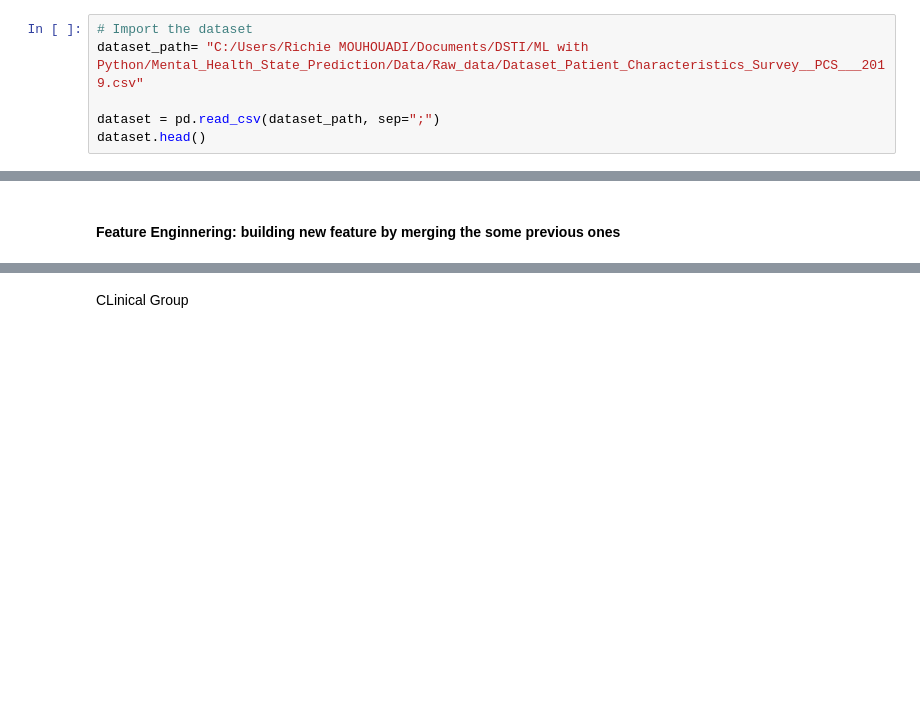
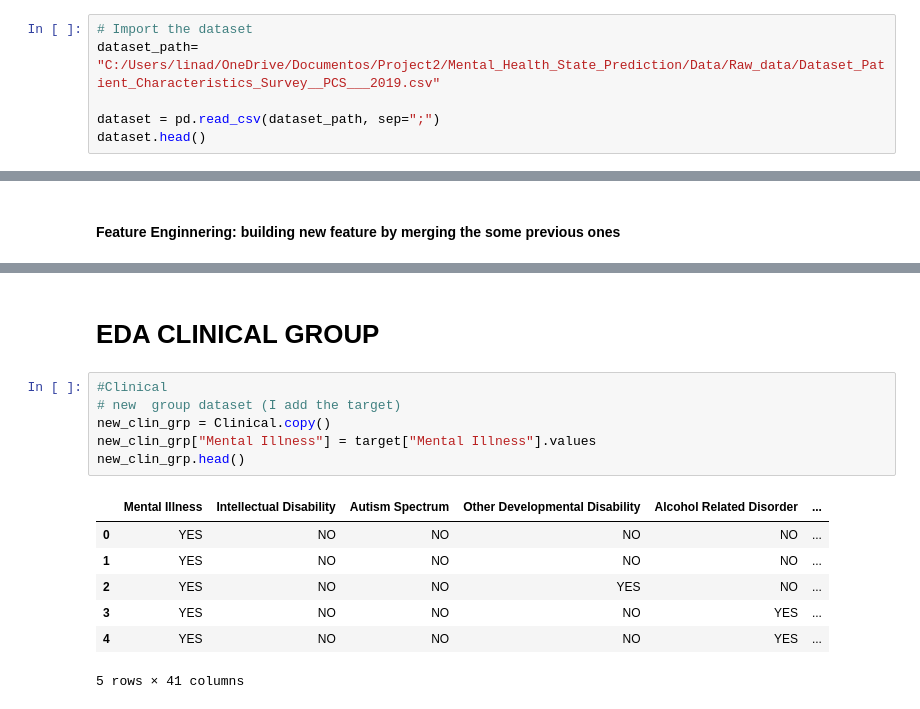
Before and after one commit to rdmouhouadi/Mental_Health_State_Prediction, a Jupyter notebook: Notebooks/EDA_&_Data_Preprocessing.ipynb, the cells around one changed output, grey strips where cells are left out. Saved outputs shown, nothing was run; the diff lists cells and outputs as text; blank space fills up the shorter version.

```diff
--- a/Notebooks/EDA_&_Data_Preprocessing.ipynb
+++ b/Notebooks/EDA_&_Data_Preprocessing.ipynb
@@ -6,7 +6,7 @@ import matplotlib.pyplot as plt
 import plotly.graph_objects as go
 # %%
 # Import the dataset
-dataset_path= "C:/Users/Richie MOUHOUADI/Documents/DSTI/ML with Python/Mental_Health_State_Prediction/Data/Raw_data/Dataset_Patient_Characteristics_Survey__PCS___2019.csv"
+dataset_path= "C:/Users/linad/OneDrive/Documentos/Project2/Mental_Health_State_Prediction/Data/Raw_data/Dataset_Patient_Characteristics_Survey__PCS___2019.csv"
 
 dataset = pd.read_csv(dataset_path, sep=";")
 dataset.head()
@@ -572,5 +570,19 @@ Demographic_cat_agg_feat_merg.head()
 | 2 | 2019 | OUTPATIENT | DOWNSTATE | ADULT | RELIGIOUS | NON-VETERAN/UNKNOWN | ... |
 | 3 | 2019 | COMMUNITY/SUPPORTIVE | NEW YORK CITY | ADULT | UNKNOWN | NON-VETERAN/UNKNOWN | ... |
 | 4 | 2019 | OUTPATIENT | UPSTATE | ADULT | SPIRITUAL/NON-RELIGIOUS | NON-VETERAN/UNKNOWN | ... |
-# %% [markdown]
-CLinical Group
+# %% [markdown]
+# EDA CLINICAL GROUP
+# %%
+#Clinical
+# new  group dataset (I add the target)
+new_clin_grp = Clinical.copy()
+new_clin_grp["Mental Illness"] = target["Mental Illness"].values
+new_clin_grp.head()
+# %% [output]
+|  | Mental Illness | Intellectual Disability | Autism Spectrum | Other Developmental Disability | Alcohol Related Disorder | ... |
+| 0 | YES | NO | NO | NO | NO | ... |
+| 1 | YES | NO | NO | NO | NO | ... |
+| 2 | YES | NO | NO | YES | NO | ... |
+| 3 | YES | NO | NO | NO | YES | ... |
+| 4 | YES | NO | NO | NO | YES | ... |
+5 rows × 41 columns
```
Also changed, not shown: parts of 23 cells of this notebook.
